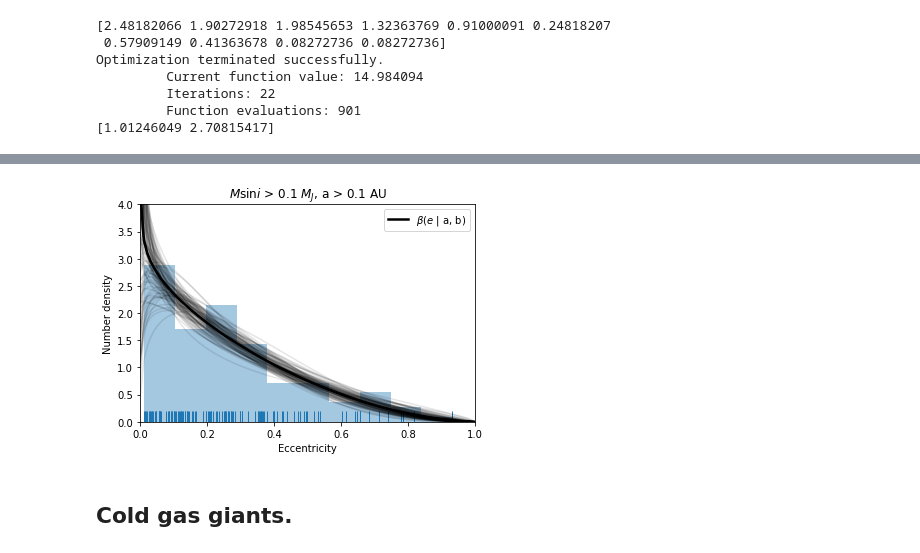
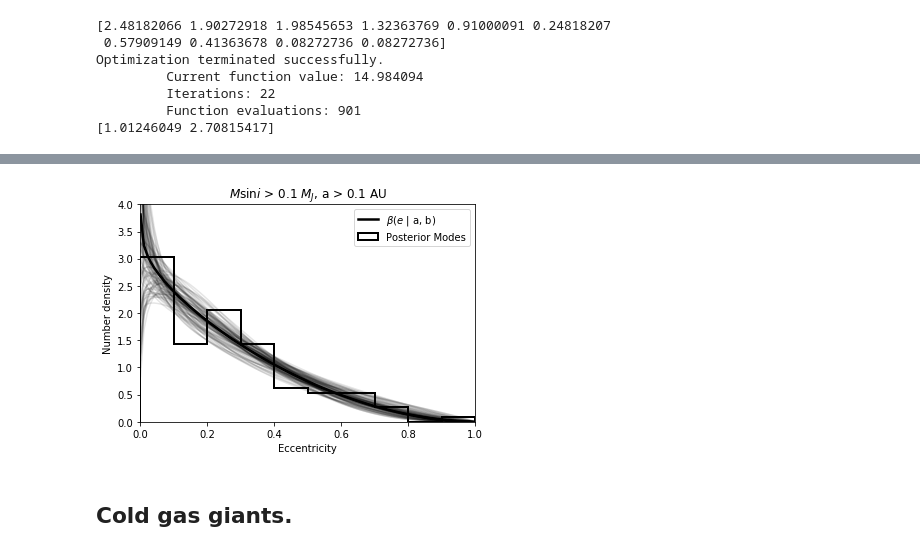
Before and after one commit to leerosenthalj/CLSI, a Jupyter notebook: Notebook_Statistics.ipynb, the cells around one changed output, grey strips where cells are left out. Saved outputs shown, nothing was run; the diff lists cells and outputs as text; code cells hidden in the pictures.

```diff
--- a/Notebook_Statistics.ipynb
+++ b/Notebook_Statistics.ipynb
@@ -726,14 +724,14 @@ fig, ax = plt.subplots()
 
 # Compute medians and approximate modes.
 medians = np.median(posts_big_noncirc, axis=1)
-modes = []
+big_noncirc_modes = []
 for post in posts_big_noncirc:
     hist, bin_edges = np.histogram(post, bins=100, range=(0, 1))
-    modes.append(bin_edges[np.argmax(hist)])
+    big_noncirc_modes.append(bin_edges[np.argmax(hist)])
 
 ax.hist(medians, bins=10, density=True, histtype='step', range = (0, 1),
         lw=3, color='black', ls=':', alpha=1, label='Posterior Medians')
-ax.hist(modes, bins=10, density=True, histtype='step', range = (0, 1),
+ax.hist(big_noncirc_modes, bins=10, density=True, histtype='step', range = (0, 1),
         lw=3, color='black', alpha=1, label='Posterior Modes')
 
 ax.set(xlabel='Eccentricity', ylabel='Number density')
@@ -747,5 +745,5 @@ for i in np.arange(len(posts_big_noncirc)):
         range = (0, 1), lw=3, color='red', label='_nolegend_', alpha=0.03)
 ax.legend()
 
-fig.savefig('analysis_plots/eccentricity_histogram_big_noncirc.pdf')
+fig.savefig('analysis_plots/eccentricity_histogram_big_noncirc.png', dpi=1000)
 # %% [output]
@@ -841,23 +839,27 @@ fig.savefig("analysis_plots/corner_pop_big_noncirc.pdf")
 # %%
-ax = sns.distplot(masses_big_noncirc.e, bins=10, rug=True, norm_hist=True, kde=False)#, label=r'$\beta$')
+#ax = sns.distplot(masses_big_noncirc.e, bins=10, rug=True, norm_hist=True, kde=False)#, label=r'$\beta$')
+fig, ax = plt.subplots() #masses_big_noncirc.e
+ax.hist(big_noncirc_modes, bins=10, range=(0, 1),
+        density=True, histtype='step', lw=2,
+        color='black', label='Posterior Modes')
 ax.set(xlabel='Eccentricity', ylabel='Number density')
 ax.set_title(r'$M$sin$i$ > 0.1 $M_J$, a > 0.1 AU')
 ax.set_xlim([0,1])
 ax.set_ylim([0, 4])
 
 # Overplot Beta fit distribution, draw from samples.
 es = np.linspace(0.001, 1, num=100)
 beta_median = beta(es, a_big_noncirc_median, b_big_noncirc_median)
 
 ax.plot(es, beta_median, label=r'$\beta(e$ | a, b)', color='black', linewidth=2.5)
 for a, b in samples_big_noncirc[np.random.randint(len(samples_big_noncirc), size=100)]:
     betas = beta(es, a, b)
     ax.plot(es, betas, c='black', alpha=0.1)
 ax.legend()
 fig = ax.get_figure()
-fig.savefig('analysis_plots/eccentricity_pop_big_noncirc_real.pdf')
+fig.savefig('analysis_plots/eccentricity_pop_big_noncirc_real.png', dpi=1000)
 # %% [output]
-[figure, old version]
+[figure, new version]
 # %% [markdown]
 ## Cold gas giants.
 # %%
```
Also changed, not shown: parts of 25 cells of this notebook, 7 other files.
